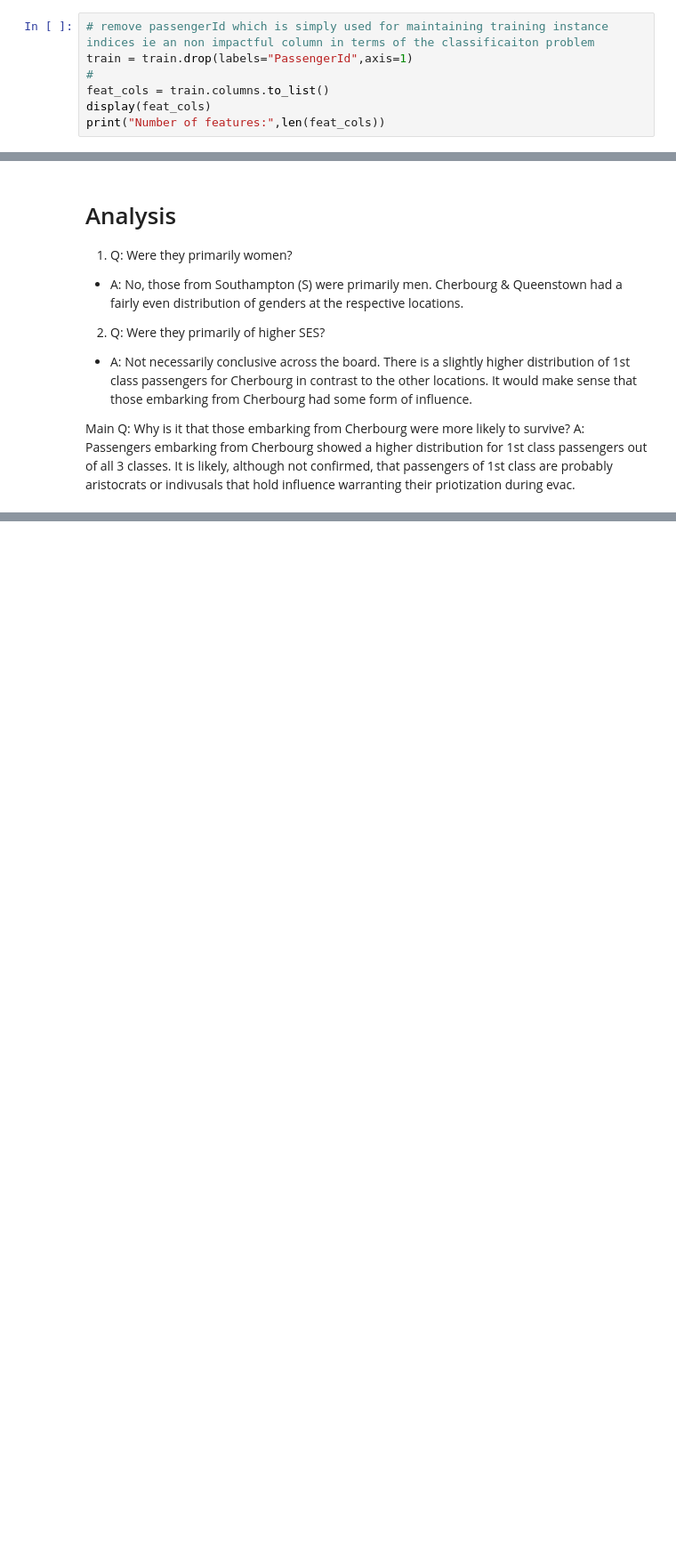
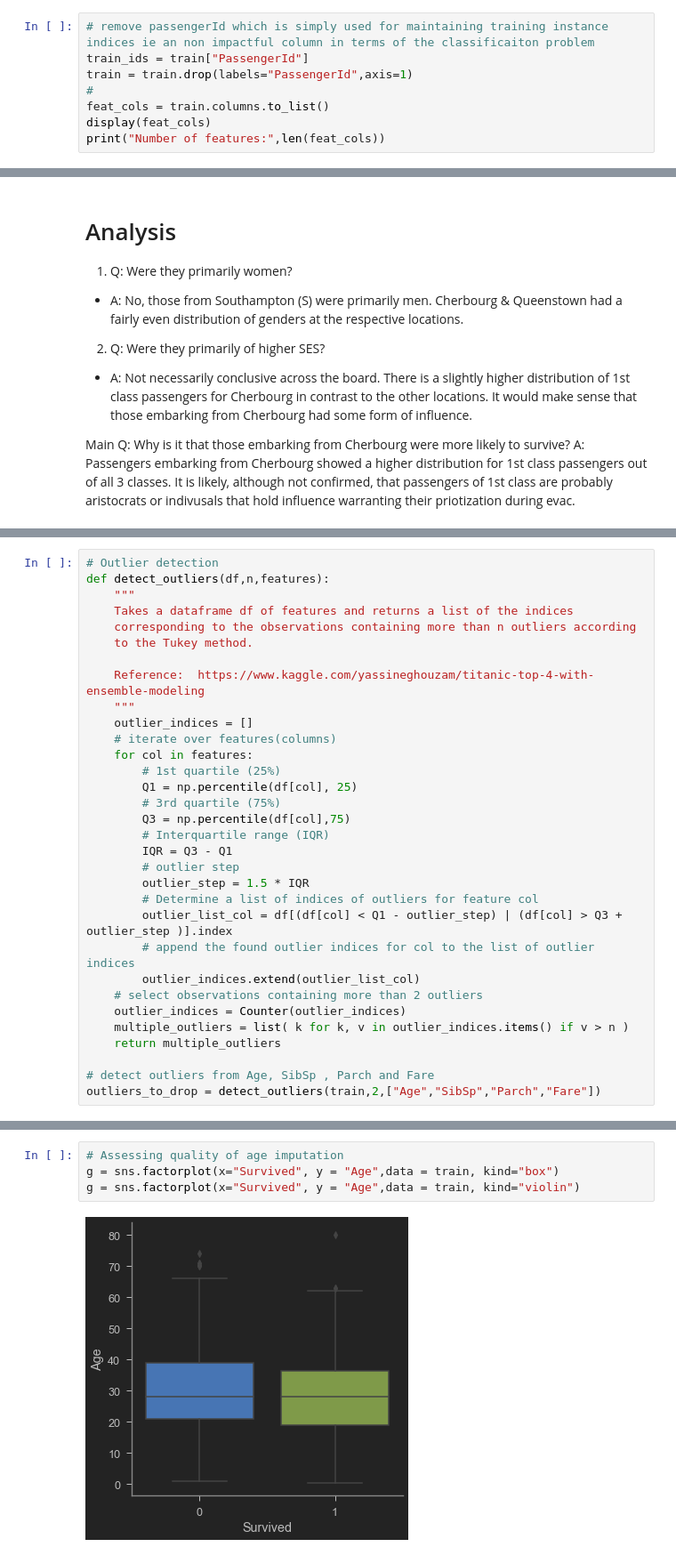
Before and after one commit to henrylao/kaggle-titanic, a Jupyter notebook: kaggle-titanic-notebook.ipynb, the cells around one changed output, grey strips where cells are left out. Shown at 89% size. Drawn from its saved outputs; the diff is of its cells as text; blank space fills up the shorter version.

```diff
--- a/kaggle-titanic-notebook.ipynb
+++ b/kaggle-titanic-notebook.ipynb
@@ -93,6 +94,7 @@ None
 Number of features: 12
 # %%
 # remove passengerId which is simply used for maintaining training instance indices ie an non impactful column in terms of the classificaiton problem
+train_ids = train["PassengerId"]
 train = train.drop(labels="PassengerId",axis=1)
 #
 feat_cols = train.columns.to_list()
@@ -565,0 +605,32 @@ A: Passengers embarking from Cherbourg showed a higher distribution for 1st clas
+# %%
+# Outlier detection
+def detect_outliers(df,n,features):
+    """
+    Takes a dataframe df of features and returns a list of the indices
+    corresponding to the observations containing more than n outliers according
+    to the Tukey method.
+
+    Reference:  https://www.kaggle.com/yassineghouzam/titanic-top-4-with-ensemble-modeling
+    """
+    outlier_indices = []
+    # iterate over features(columns)
+    for col in features:
+        # 1st quartile (25%)
+        Q1 = np.percentile(df[col], 25)
+        # 3rd quartile (75%)
+        Q3 = np.percentile(df[col],75)
+        # Interquartile range (IQR)
+        IQR = Q3 - Q1
+        # outlier step
+        outlier_step = 1.5 * IQR
+        # Determine a list of indices of outliers for feature col
+        outlier_list_col = df[(df[col] < Q1 - outlier_step) | (df[col] > Q3 + outlier_step )].index
+        # append the found outlier indices for col to the list of outlier indices
+        outlier_indices.extend(outlier_list_col)
+    # select observations containing more than 2 outliers
+    outlier_indices = Counter(outlier_indices)
+    multiple_outliers = list( k for k, v in outlier_indices.items() if v > n )
+    return multiple_outliers
+
+# detect outliers from Age, SibSp , Parch and Fare
+outliers_to_drop = detect_outliers(train,2,["Age","SibSp","Parch","Fare"])
@@ -565,0 +808,6 @@ A: Passengers embarking from Cherbourg showed a higher distribution for 1st clas
+# %%
+# Assessing quality of age imputation
+g = sns.factorplot(x="Survived", y = "Age",data = train, kind="box")
+g = sns.factorplot(x="Survived", y = "Age",data = train, kind="violin")
+# %% [output]
+[figure, added]
```
Also changed, not shown: parts of 40 cells of this notebook, 1 other file.
